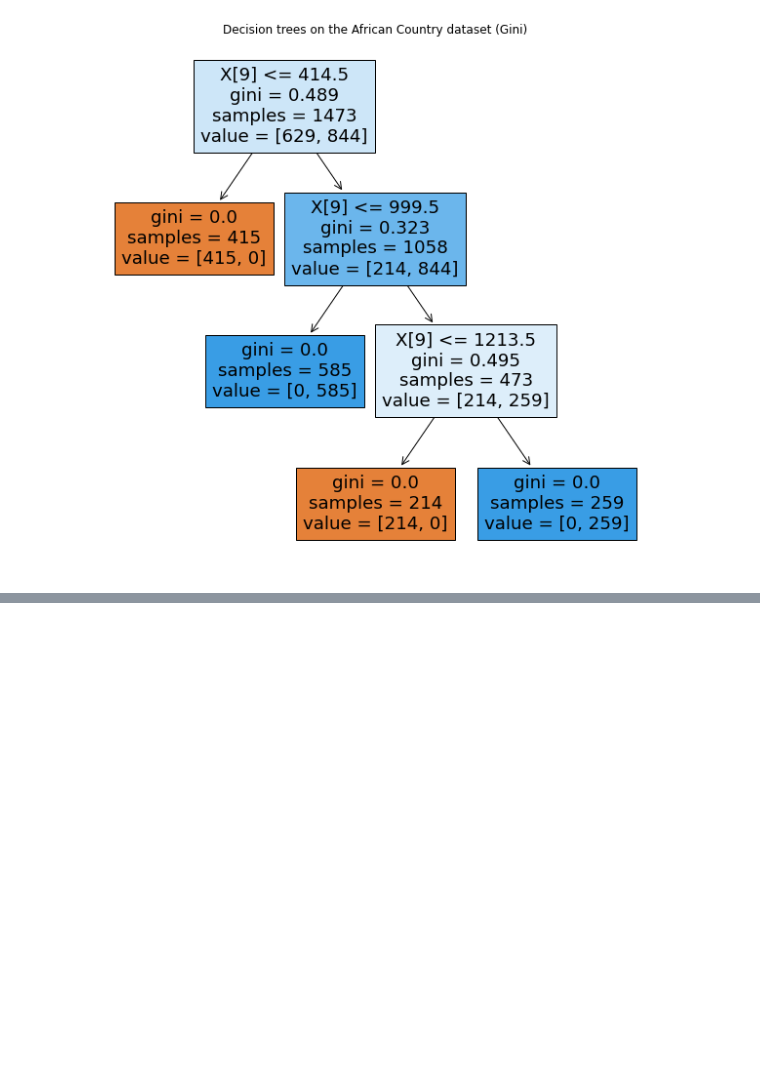
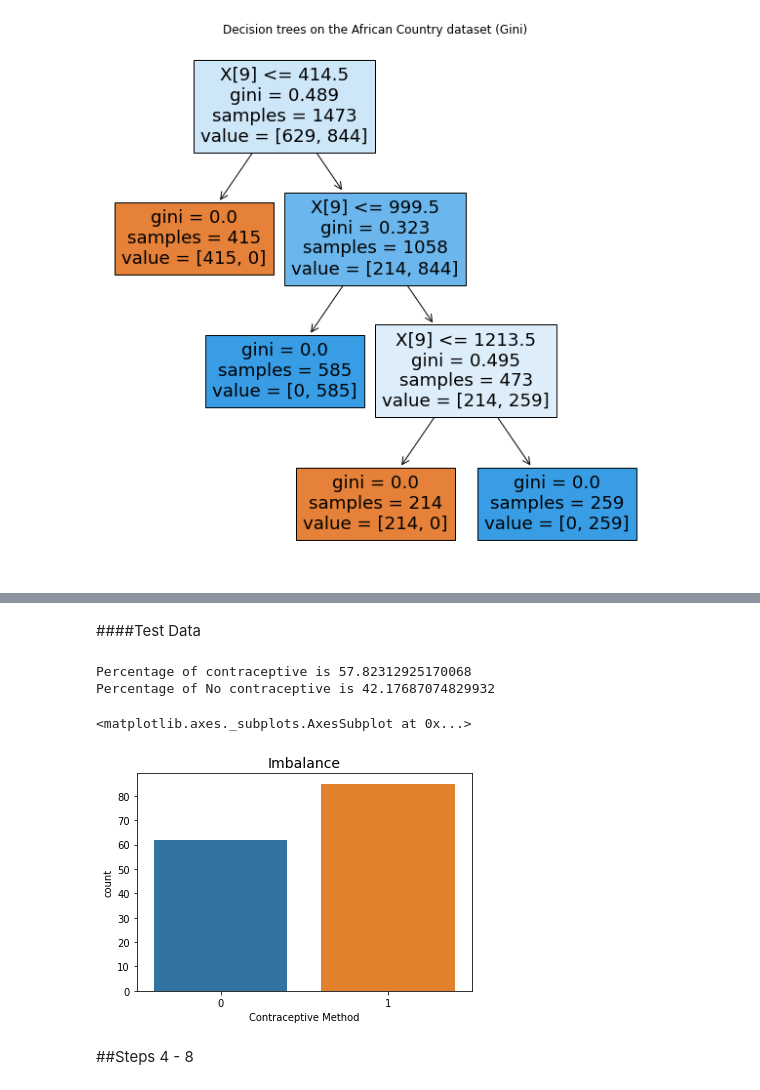
Before and after one commit to thiviyan98/ThiviyanNanthakumarCE888, a Jupyter notebook: Assignment_2/Ass2Data3.ipynb, the cells around one changed output, grey strips where cells are left out. Saved outputs shown, nothing was run; the diff lists cells and outputs as text; code cells hidden in the pictures; blank space fills up the shorter version.

```diff
--- a/Assignment_2/Ass2Data3.ipynb
+++ b/Assignment_2/Ass2Data3.ipynb
@@ -293,0 +368,21 @@ Average F1 Score: 0.92 (+/- 0.24)
+# %% [markdown]
+####Test Data
+# %%
+con= len(ytest[ytest==1])
+no_con=len(ytest[ytest==0])
+
+percentofcon= con/(con+no_con)
+percentofnocon= no_con/(con+no_con)
+
+print("Percentage of contraceptive is", percentofcon*100)
+print("Percentage of No contraceptive is", percentofnocon*100)
+
+plt.title('Imbalance', fontsize=14)
+sns.countplot(ytest,data=xtest)
+# %% [output]
+Percentage of contraceptive is 57.82312925170068
+Percentage of No contraceptive is 42.17687074829932
+<matplotlib.axes._subplots.AxesSubplot at 0x...>
+[figure, added]
+# %% [markdown]
+##Steps 4 - 8
```
Also changed, not shown: parts of 14 cells of this notebook.
